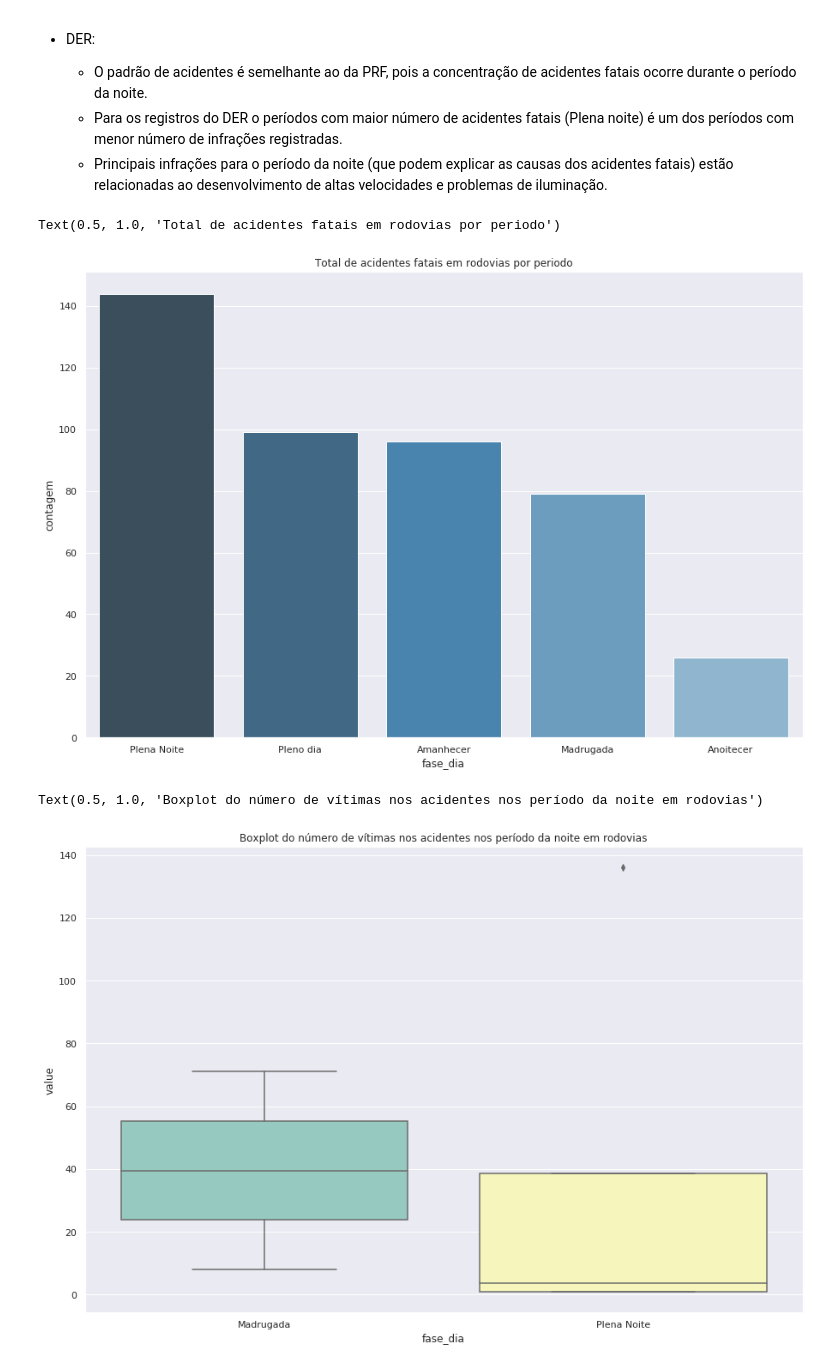
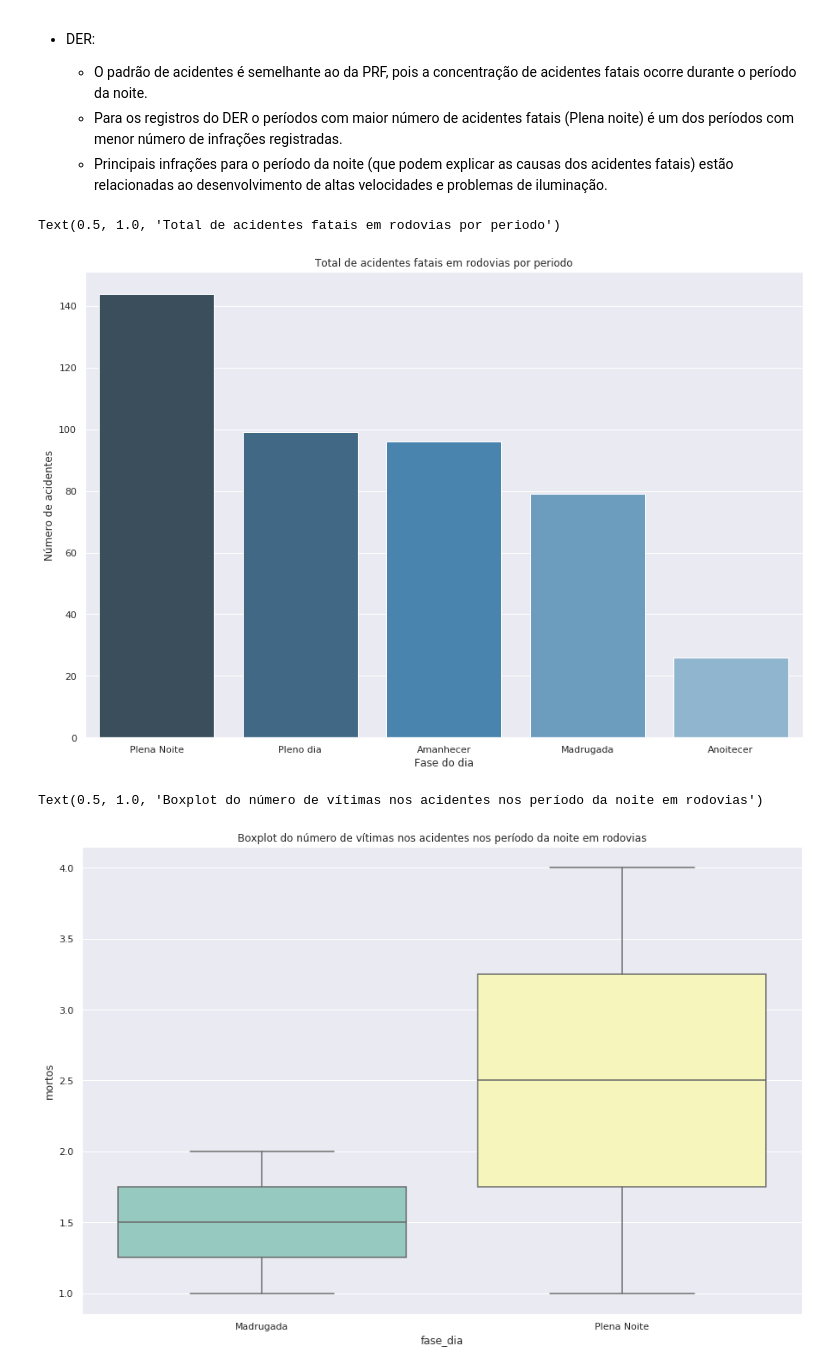
Before and after one commit to IagoCarvalho/tcc_scripts, a Jupyter notebook: QP05-Analysis.ipynb, the cells around one changed output. Cells and saved outputs as stored; diff of their text form; code cells hidden in the pictures.

```diff
--- a/QP05-Analysis.ipynb
+++ b/QP05-Analysis.ipynb
@@ -207,20 +221,22 @@ acidentes_rodovias_periodo = df_acidentes_rodovias_2010_2019.groupby('fase_dia')
                              sort_values('contagem', ascending = False)
 
 sns.barplot(data = acidentes_rodovias_periodo, x = 'fase_dia', y = 'contagem', palette = 'Blues_d')
+plt.xlabel("Fase do dia")
+plt.ylabel("Número de acidentes")
 plt.title('Total de acidentes fatais em rodovias por periodo')
 # %% [output]
 Text(0.5, 1.0, 'Total de acidentes fatais em rodovias por periodo')
-[figure, old version]
+[figure, new version]
 # %%
 causas_acidentes_noite_rodovias = df_acidentes_rodovias_2010_2019[(df_acidentes_rodovias_2010_2019.fase_dia == 'Plena Noite')\
                                                                   | (df_acidentes_rodovias_2010_2019.fase_dia == 'Madrugada')]
 
 causas_acidentes_noite_rodovias = causas_acidentes_noite_rodovias.groupby(['fase_dia', 'mortos']).size().\
                                   unstack().reset_index().melt(id_vars = ['fase_dia'], value_vars = [1, 2, 3, 4])
 
 causas_acidentes_noite_rodovias = causas_acidentes_noite_rodovias.dropna()
-sns.boxplot(data = causas_acidentes_noite_rodovias, x = 'fase_dia', y = 'value', palette = 'Set3')
+sns.boxplot(data = causas_acidentes_noite_rodovias, x = 'fase_dia', y = 'mortos', palette = 'Set3')
 plt.title('Boxplot do número de vítimas nos acidentes nos período da noite em rodovias')
 # %% [output]
 Text(0.5, 1.0, 'Boxplot do número de vítimas nos acidentes nos período da noite em rodovias')
-[figure, old version]
+[figure, new version]
```
Also changed, not shown: parts of 15 cells of this notebook, 3 other files.
